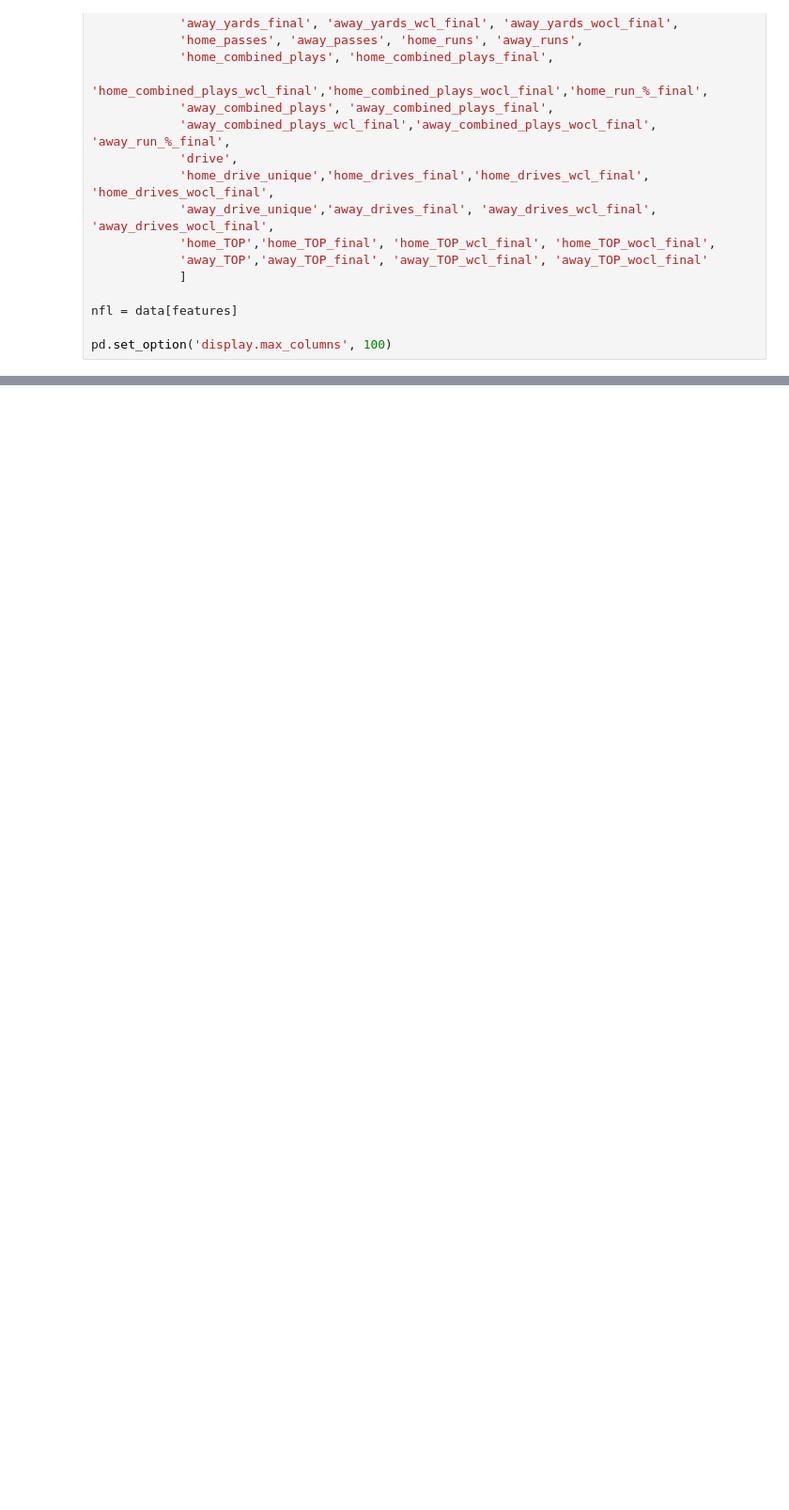
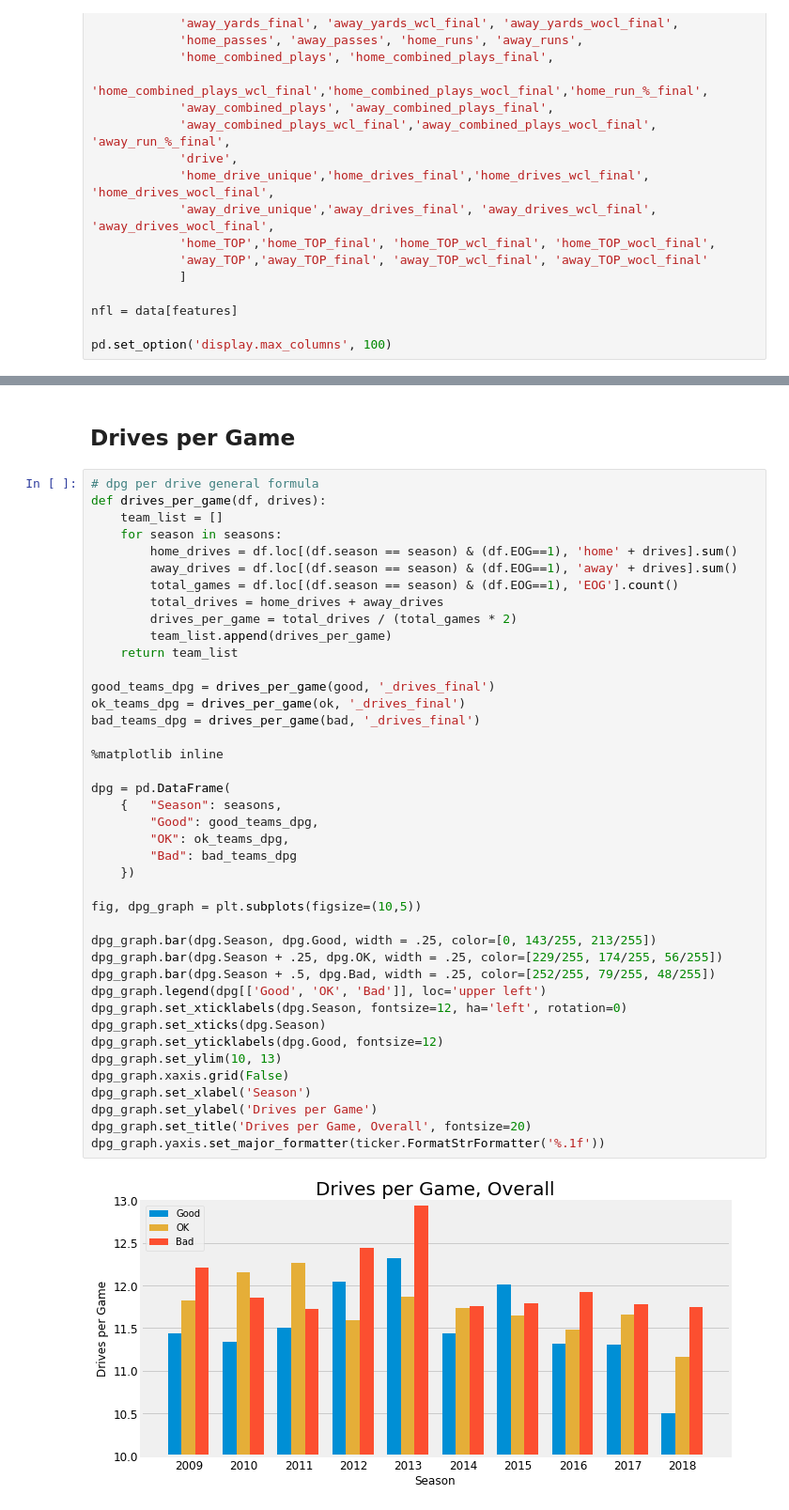
Before and after one commit to jeesuk/NFL-offense, a Jupyter notebook: NFL_offense.ipynb, the cells around one changed output, grey strips where cells are left out. Shown: that part at 94% size. Drawn from its saved outputs; the diff is of its cells as text; blank space fills up the shorter version.

```diff
--- a/NFL_offense.ipynb
+++ b/NFL_offense.ipynb
@@ -1058,0 +586,45 @@ Looking at the different performance tiers of teams, there is some separation be
+# %% [markdown]
+## Drives per Game
+# %%
+# dpg per drive general formula
+def drives_per_game(df, drives):
+    team_list = []
+    for season in seasons:
+        home_drives = df.loc[(df.season == season) & (df.EOG==1), 'home' + drives].sum()
+        away_drives = df.loc[(df.season == season) & (df.EOG==1), 'away' + drives].sum()
+        total_games = df.loc[(df.season == season) & (df.EOG==1), 'EOG'].count()
+        total_drives = home_drives + away_drives
+        drives_per_game = total_drives / (total_games * 2)
+        team_list.append(drives_per_game)
+    return team_list
+
+good_teams_dpg = drives_per_game(good, '_drives_final')
+ok_teams_dpg = drives_per_game(ok, '_drives_final')
+bad_teams_dpg = drives_per_game(bad, '_drives_final')
+
+%matplotlib inline
+
+dpg = pd.DataFrame(
+    {   "Season": seasons,
+        "Good": good_teams_dpg,
+        "OK": ok_teams_dpg,
+        "Bad": bad_teams_dpg
+    })
+
+fig, dpg_graph = plt.subplots(figsize=(10,5))
+
+dpg_graph.bar(dpg.Season, dpg.Good, width = .25, color=[0, 143/255, 213/255])
+dpg_graph.bar(dpg.Season + .25, dpg.OK, width = .25, color=[229/255, 174/255, 56/255])
+dpg_graph.bar(dpg.Season + .5, dpg.Bad, width = .25, color=[252/255, 79/255, 48/255])
+dpg_graph.legend(dpg[['Good', 'OK', 'Bad']], loc='upper left')
+dpg_graph.set_xticklabels(dpg.Season, fontsize=12, ha='left', rotation=0)
+dpg_graph.set_xticks(dpg.Season)
+dpg_graph.set_yticklabels(dpg.Good, fontsize=12)
+dpg_graph.set_ylim(10, 13)
+dpg_graph.xaxis.grid(False)
+dpg_graph.set_xlabel('Season')
+dpg_graph.set_ylabel('Drives per Game')
+dpg_graph.set_title('Drives per Game, Overall', fontsize=20)
+dpg_graph.yaxis.set_major_formatter(ticker.FormatStrFormatter('%.1f'))
+# %% [output]
+[figure, added]
```
Also changed, not shown: parts of 121 cells of this notebook.
